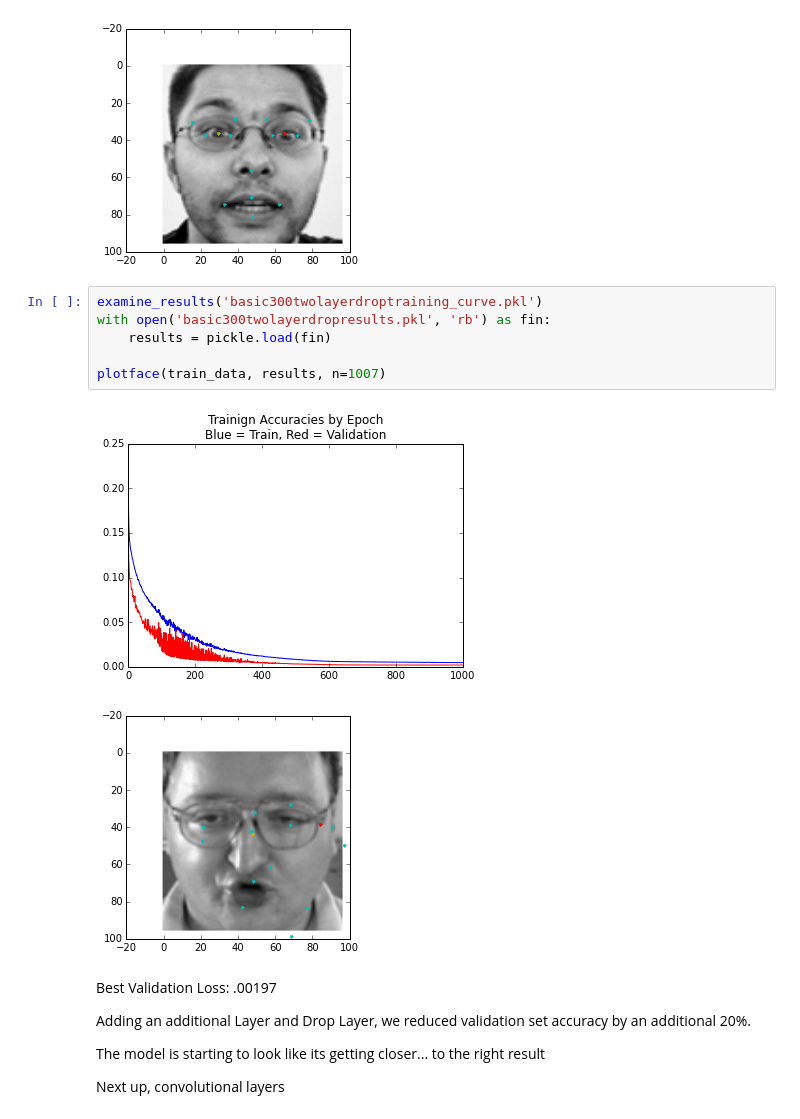
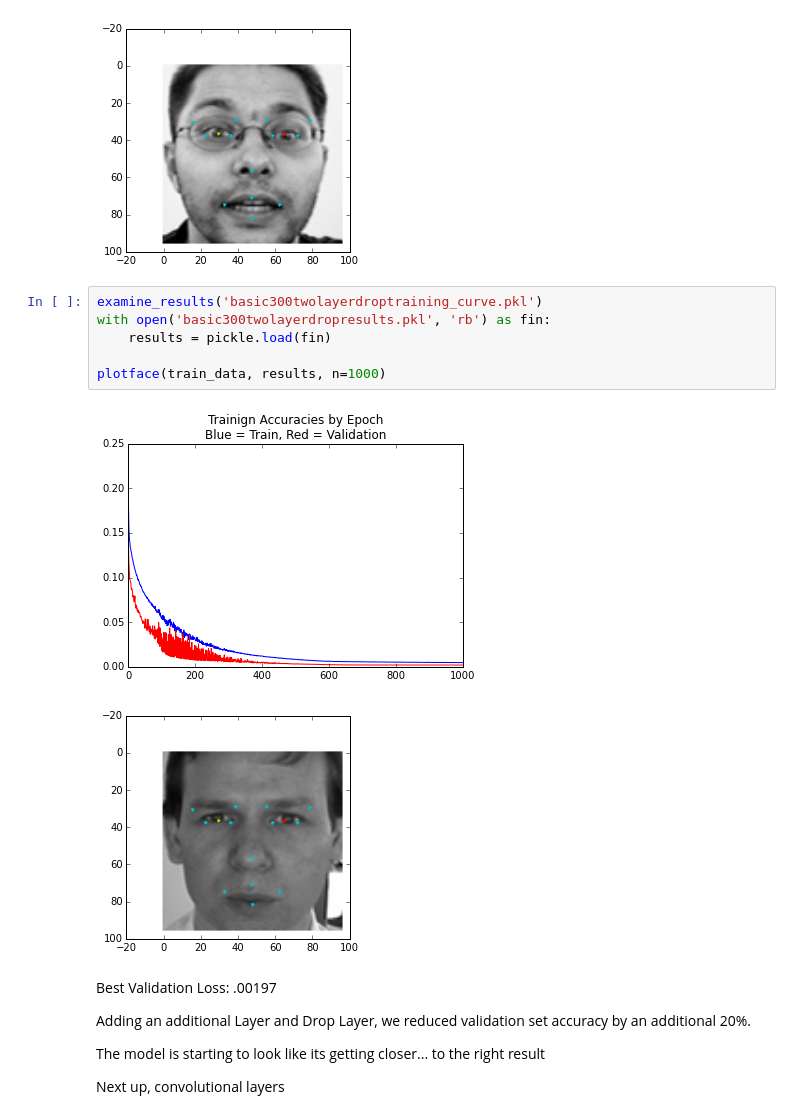
Before and after one commit to calhank/eyeseeyou, a Jupyter notebook: Basic_NN.ipynb, the cells around one changed output. Cells and saved outputs as stored; diff of their text form.

```diff
--- a/Basic_NN.ipynb
+++ b/Basic_NN.ipynb
@@ -354,12 +353,12 @@ Done!
 # %%
 examine_results('basic300twolayerdroptraining_curve.pkl')
 with open('basic300twolayerdropresults.pkl', 'rb') as fin:
     results = pickle.load(fin)
 
-plotface(train_data, results, n=1007)
+plotface(train_data, results, n=1000)
 # %% [output]
 [figure]
-[figure, old version]
+[figure, new version]
 # %% [markdown]
 Best Validation Loss: .00197
 
```
Also changed, not shown: parts of 4 cells of this notebook.
